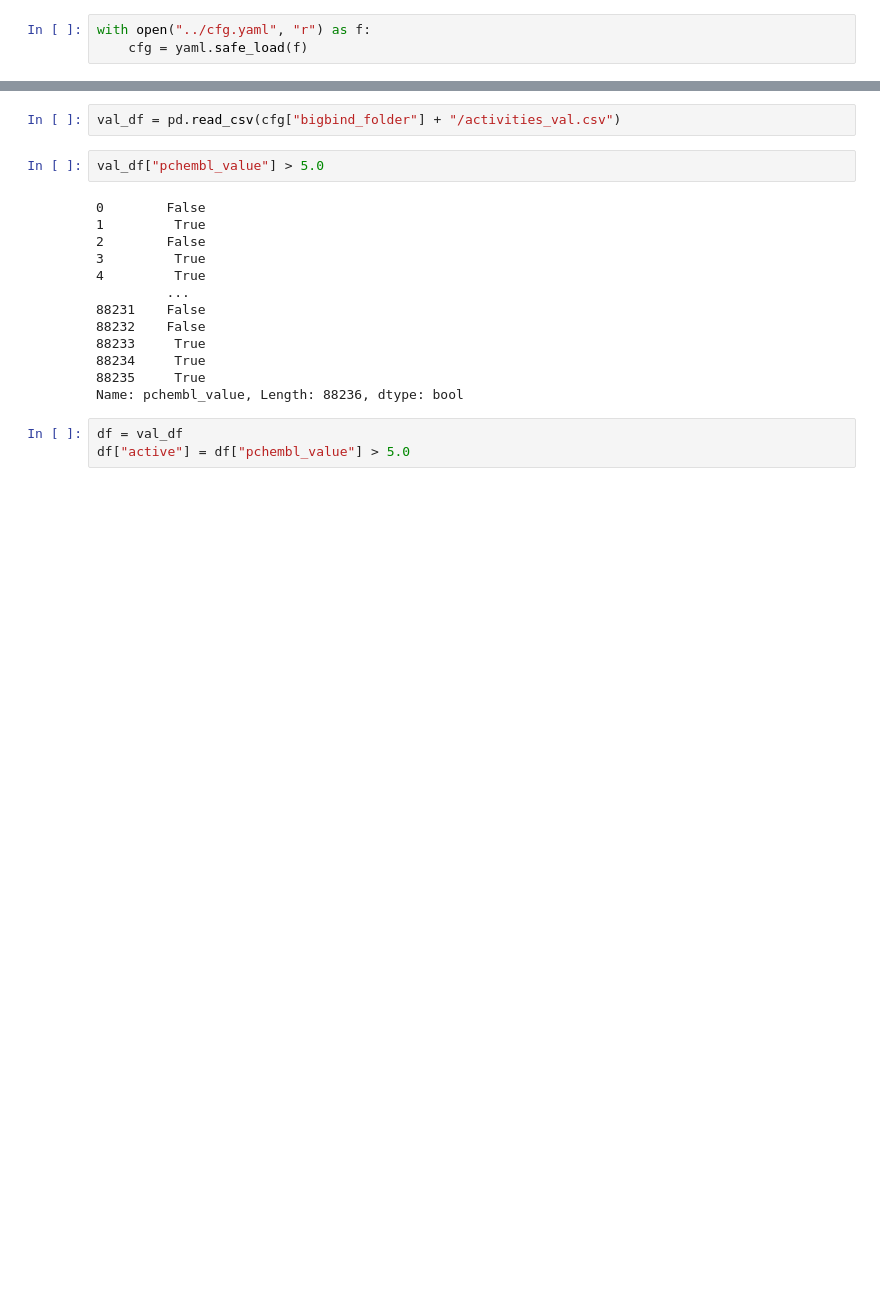
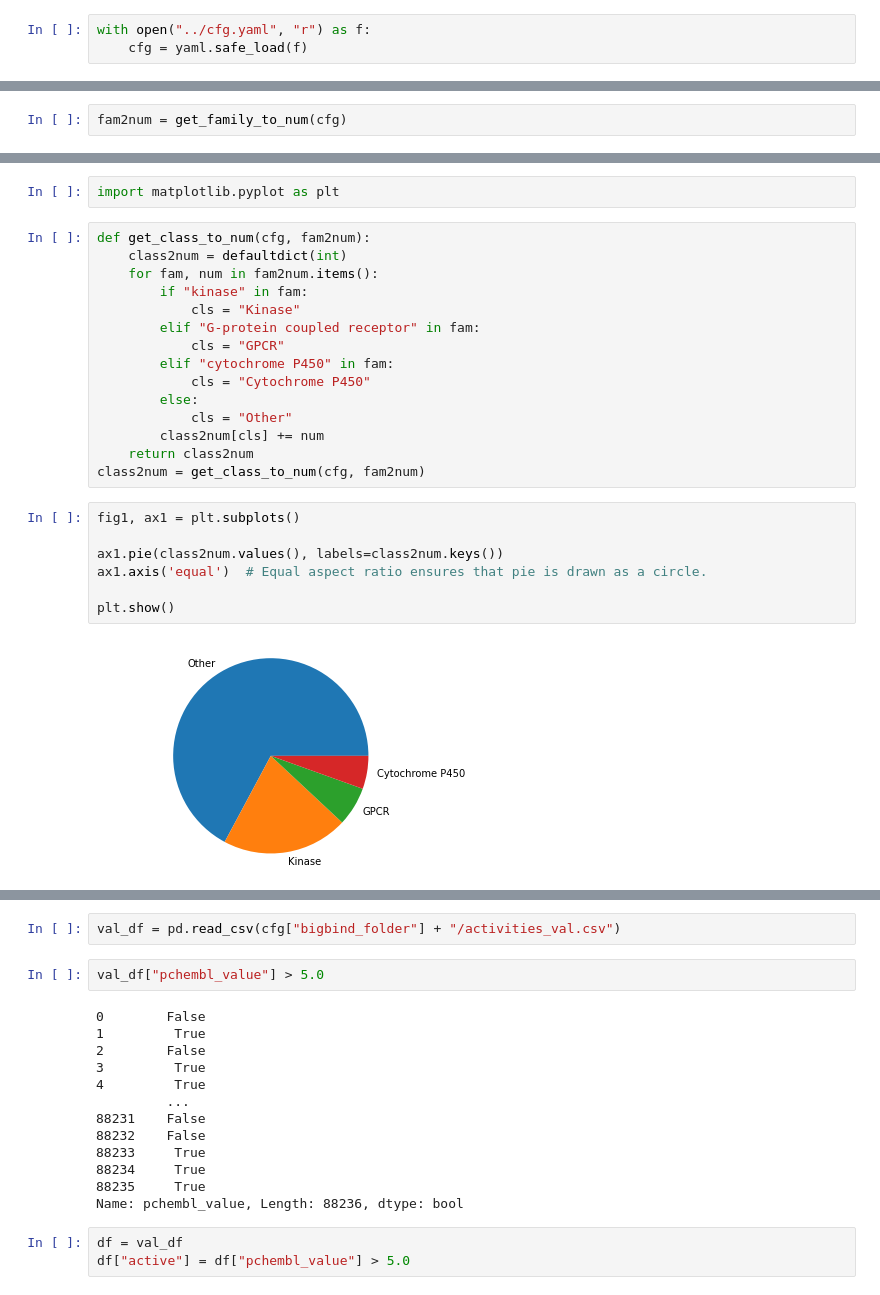
Before and after one commit to molecularmodelinglab/bigbind, a Jupyter notebook: notebooks/playground.ipynb, the cells around one changed output, grey strips where cells are left out. Cells and saved outputs as stored; diff of their text form; blank space fills up the shorter version.

```diff
--- a/notebooks/playground.ipynb
+++ b/notebooks/playground.ipynb
@@ -23,0 +62,2 @@ with open("../cfg.yaml", "r") as f:
+# %%
+fam2num = get_family_to_num(cfg)
@@ -23,0 +66,26 @@ with open("../cfg.yaml", "r") as f:
+# %%
+import matplotlib.pyplot as plt
+# %%
+def get_class_to_num(cfg, fam2num):
+    class2num = defaultdict(int)
+    for fam, num in fam2num.items():
+        if "kinase" in fam:
+            cls = "Kinase"
+        elif "G-protein coupled receptor" in fam:
+            cls = "GPCR"
+        elif "cytochrome P450" in fam:
+            cls = "Cytochrome P450"
+        else:
+            cls = "Other"
+        class2num[cls] += num
+    return class2num
+class2num = get_class_to_num(cfg, fam2num)
+# %%
+fig1, ax1 = plt.subplots()
+
+ax1.pie(class2num.values(), labels=class2num.keys())
+ax1.axis('equal')  # Equal aspect ratio ensures that pie is drawn as a circle.
+
+plt.show()
+# %% [output]
+[figure, added]
```
Also changed, not shown: parts of 16 cells of this notebook, 9 other files.
